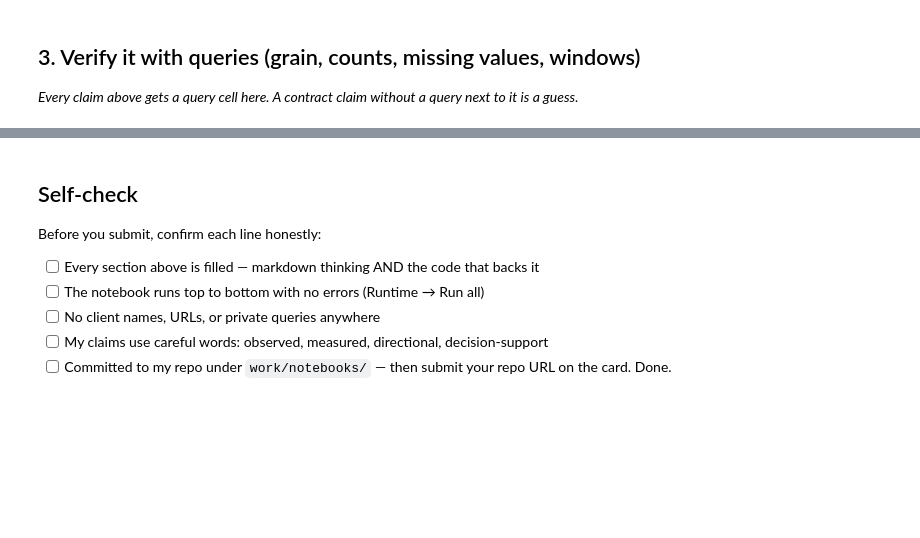
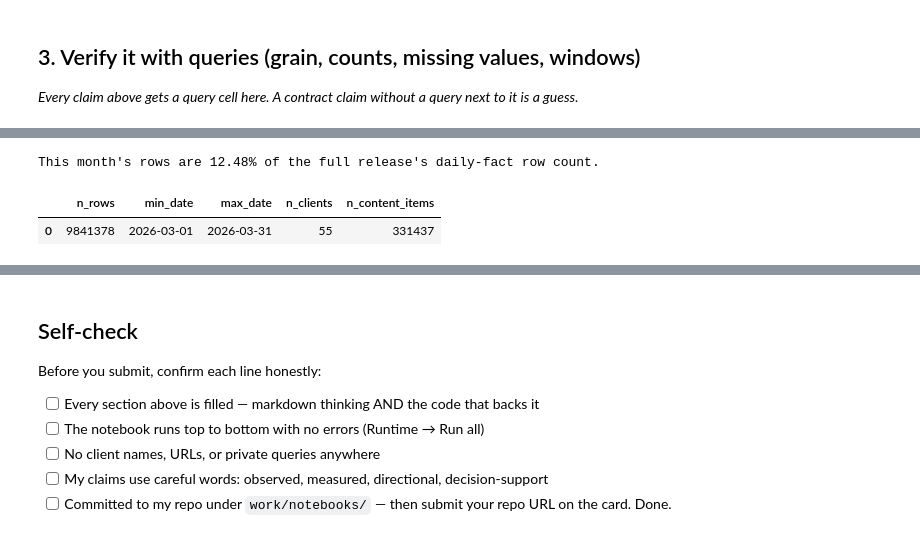
Before and after one commit to Ali-Haider987/alihaider-flyrank-ml, a Jupyter notebook: work/notebooks/w03_data_contract.ipynb, the cells around one changed output, grey strips where cells are left out. Saved outputs shown, nothing was run; the diff lists cells and outputs as text; code cells hidden in the pictures; blank space fills up the shorter version.

```diff
--- a/work/notebooks/w03_data_contract.ipynb
+++ b/work/notebooks/w03_data_contract.ipynb
@@ -98,3 +204,18 @@ print('fact_query_90d columns:', columns_of(TABLES['fact_query_90d']))
 # %%
-# This cell is for CODE (numbers, a query, a check).
-# Write your text answer in the cell ABOVE this one — typing sentences here breaks Run All.
+span = con.sql(f"""
+    SELECT COUNT(*) AS n_rows,
+           MIN(report_date) AS min_date,
+           MAX(report_date) AS max_date,
+           COUNT(DISTINCT client_hash_id) AS n_clients,
+           COUNT(DISTINCT content_hash_id) AS n_content_items
+    FROM {TABLES['fact_daily']}
+    WHERE report_date BETWEEN DATE '2026-03-01' AND DATE '2026-03-31'
+""").df()
+
+FULL_RELEASE_ROWS = 78_835_655  # from the dataset card, for sanity-checking this slice's scale
+print(f"This month's rows are {span['n_rows'][0] / FULL_RELEASE_ROWS:.2%} of the full release's daily-fact row count.")
+span
+# %% [output]
+This month's rows are 12.48% of the full release's daily-fact row count.
+|  | n_rows | min_date | max_date | n_clients | n_content_items |
+| 0 | 9841378 | 2026-03-01 | 2026-03-31 | 55 | 331437 |
```
Also changed, not shown: parts of 16 cells of this notebook.
